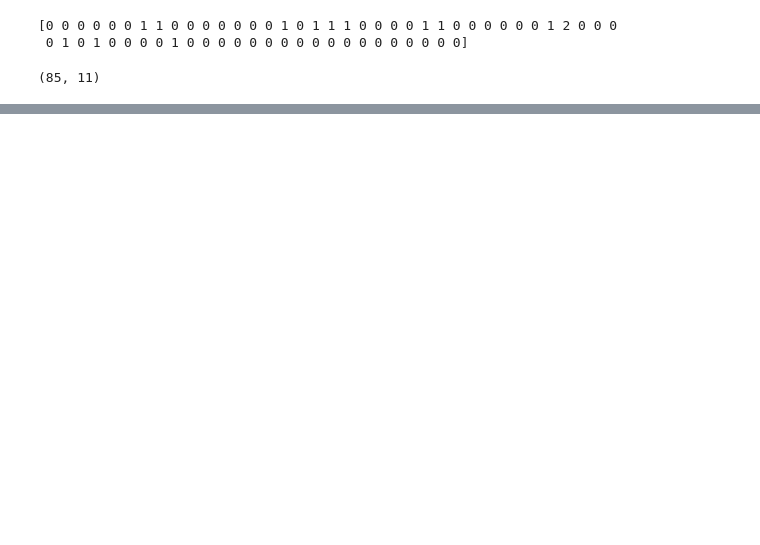
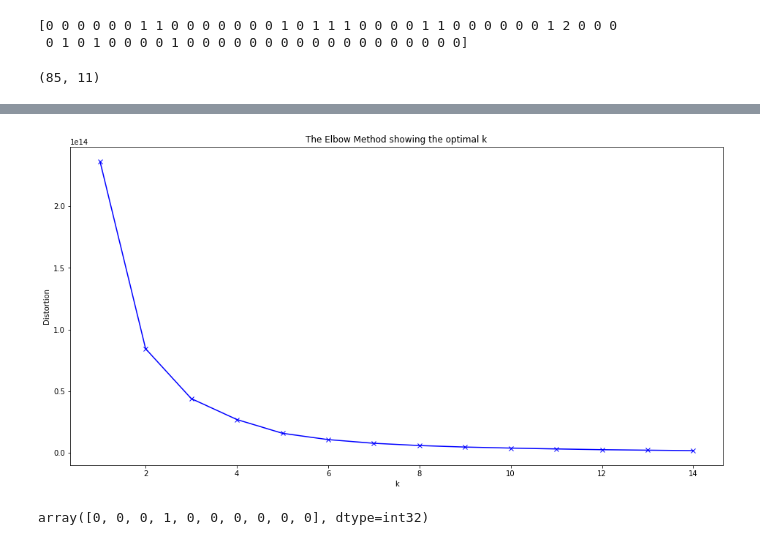
Before and after one commit to tenzin-kunsang648/Final-Coursera-Capstone-Project, a Jupyter notebook: HouseHunt_Location.ipynb, the cells around one changed output, grey strips where cells are left out. Cells and saved outputs as stored; diff of their text form; code cells hidden in the pictures; blank space fills up the shorter version.

```diff
--- a/HouseHunt_Location.ipynb
+++ b/HouseHunt_Location.ipynb
@@ -801,0 +847,14 @@ homeVal.to_csv('finalHomeVal_minneapolisNeighborhood.csv')
+# %%
+#one hot encoding to put the unique categories in columns
+home_onehot = pd.get_dummies(home_venues[['venueCategory']], prefix="", prefix_sep="")
+
+# add neighborhood column back to dataframe
+home_onehot['street'] = home_venues['street']
+home_onehot['neighborhood'] = home_venues['neighborhood']
+
+
+# move neighborhood column to the first column
+fixed_columns = [home_onehot.columns[-2]] + list(home_onehot.columns[:-2])
+home_onehot = home_onehot[fixed_columns]
+
+home_onehot.head()
@@ -801,0 +868,4 @@ homeVal.to_csv('finalHomeVal_minneapolisNeighborhood.csv')
+# %%
+#TAKES LONG, DON'T RUN UNLESS NECESSARY
+home_grouped = home_onehot.groupby('street').mean().reset_index()
+home_grouped.head()
@@ -801,0 +879,3 @@ homeVal.to_csv('finalHomeVal_minneapolisNeighborhood.csv')
+# %%
+home_grouped = homeVal.join(home_grouped.set_index('street'), on='street')
+home_grouped.shape
@@ -801,0 +893,32 @@ homeVal.to_csv('finalHomeVal_minneapolisNeighborhood.csv')
+# %%
+#NO NEED TO DO THIS ANYMORE. k = 3
+home_grouped_clustering = home_grouped.drop(home_grouped.columns[[0,1,4,5,7,9,11]], 1)
+home_grouped_clustering.dropna(inplace = True)
+# %%
+distortions = []
+K = range(1,15)
+for k in K:
+    kmeanModel = KMeans(n_clusters=k)
+    kmeanModel.fit(home_grouped_clustering)
+    distortions.append(kmeanModel.inertia_)
+
+plt.figure(figsize=(16,8))
+plt.plot(K, distortions, 'bx-')
+plt.xlabel('k')
+plt.ylabel('Distortion')
+plt.title('The Elbow Method showing the optimal k')
+plt.show()
+# %% [output]
+[figure, added]
+# %%
+np.random.seed(0)
+# from elbow method, set number of clusters to 3
+kclusters = 3
+
+# run k-means clustering
+kmeans = KMeans(n_clusters=kclusters, random_state=0).fit(home_grouped_clustering)
+
+# check cluster labels generated for each row in the dataframe
+kmeans.labels_[0:10]
+# %% [output]
+array([0, 0, 0, 1, 0, 0, 0, 0, 0, 0], dtype=int32)
```
Also changed, not shown: parts of 45 cells of this notebook, 9 other files.
